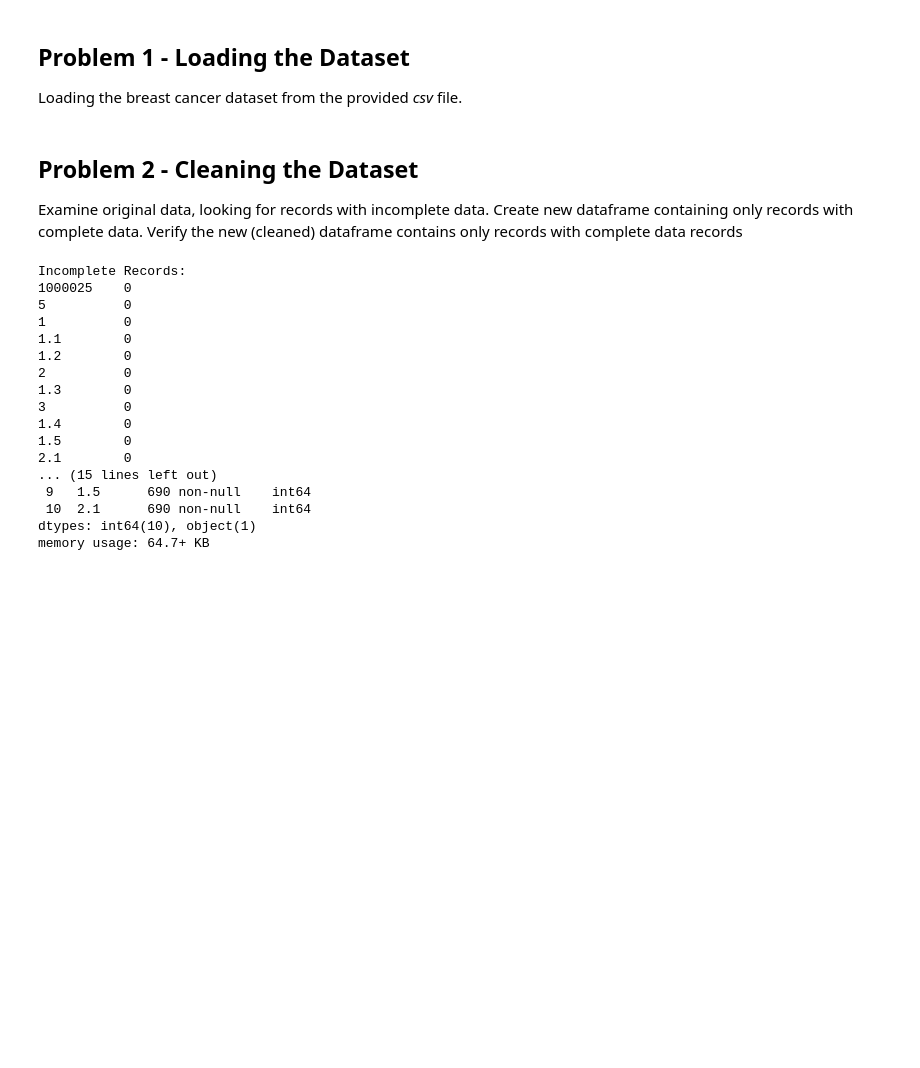
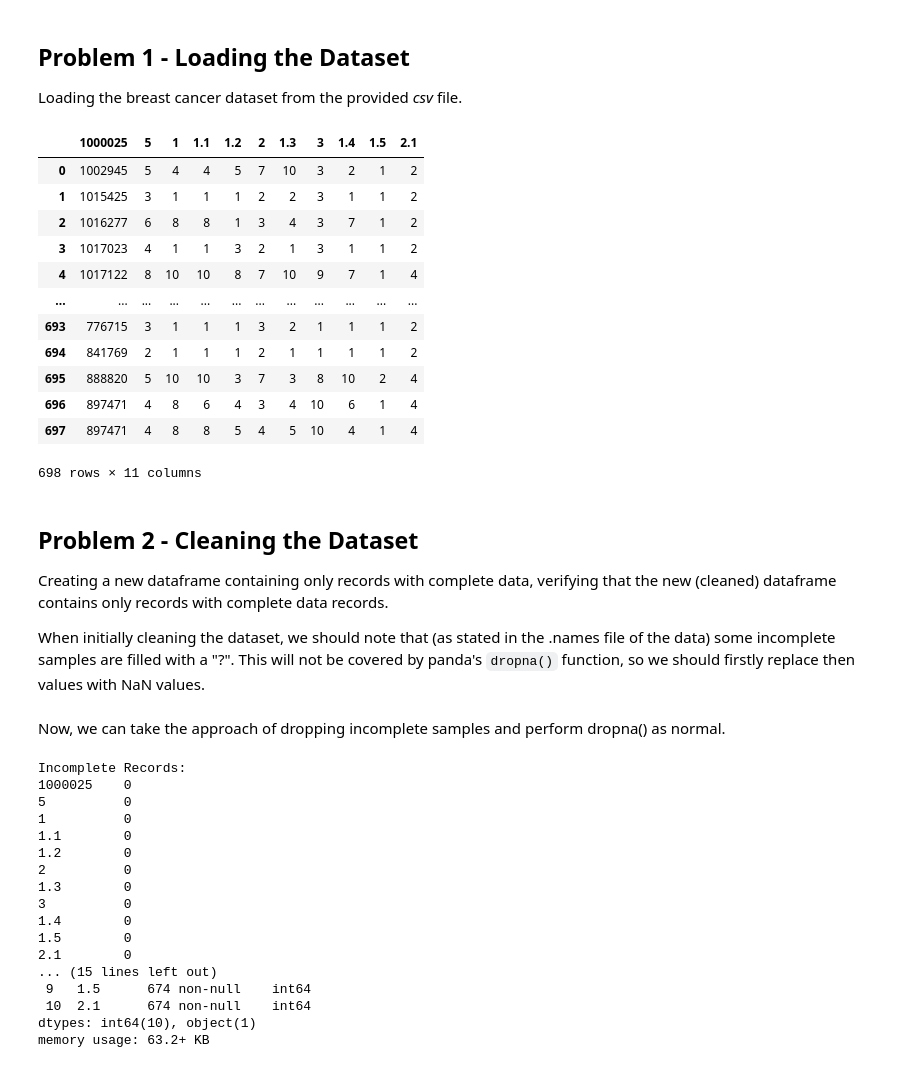
Before and after one commit to Jairik/Data-Science-Fundementals, a Jupyter notebook: HW2/HW2-JJ-McCauley.ipynb, the cells around one changed output. Drawn from its saved outputs; the diff is of its cells as text; code cells hidden in the pictures; blank space fills up the shorter version.

```diff
--- a/HW2/HW2-JJ-McCauley.ipynb
+++ b/HW2/HW2-JJ-McCauley.ipynb
@@ -22,8 +21,24 @@ from sklearn.metrics import accuracy_score, ConfusionMatrixDisplay, classificati
 Loading the breast cancer dataset from the provided *csv* file.
 # %%
 df_bc = pd.read_csv('./data/breast-cancer-wisconsin.data')
+df_bc
+# %% [output]
+|  | 1000025 | 5 | 1 | 1.1 | 1.2 | 2 | 1.3 | 3 | 1.4 | 1.5 | 2.1 |
+| 0 | 1002945 | 5 | 4 | 4 | 5 | 7 | 10 | 3 | 2 | 1 | 2 |
+| 1 | 1015425 | 3 | 1 | 1 | 1 | 2 | 2 | 3 | 1 | 1 | 2 |
+| 2 | 1016277 | 6 | 8 | 8 | 1 | 3 | 4 | 3 | 7 | 1 | 2 |
+| 3 | 1017023 | 4 | 1 | 1 | 3 | 2 | 1 | 3 | 1 | 1 | 2 |
+| 4 | 1017122 | 8 | 10 | 10 | 8 | 7 | 10 | 9 | 7 | 1 | 4 |
+| ... | ... | ... | ... | ... | ... | ... | ... | ... | ... | ... | ... |
+| 693 | 776715 | 3 | 1 | 1 | 1 | 3 | 2 | 1 | 1 | 1 | 2 |
+| 694 | 841769 | 2 | 1 | 1 | 1 | 2 | 1 | 1 | 1 | 1 | 2 |
+| 695 | 888820 | 5 | 10 | 10 | 3 | 7 | 3 | 8 | 10 | 2 | 4 |
+| 696 | 897471 | 4 | 8 | 6 | 4 | 3 | 4 | 10 | 6 | 1 | 4 |
+| 697 | 897471 | 4 | 8 | 8 | 5 | 4 | 5 | 10 | 4 | 1 | 4 |
+698 rows × 11 columns
 # %% [markdown]
 ## Problem 2 - Cleaning the Dataset
 
-Examine original data, looking for records with incomplete data. Create new dataframe containing only records with complete data. Verify the new (cleaned) dataframe contains only
-records with complete data records
+Creating a new dataframe containing only records with complete data, verifying that the new (cleaned) dataframe contains only records with complete data records.
+
+When initially cleaning the dataset, we should note that (as stated in the .names file of the data) some incomplete samples are filled with a "?". This will not be covered by panda's `dropna()` function, so we should firstly replace then values with NaN values.
@@ -30,7 +47,9 @@ records with complete data records
+# %% [markdown]
+Now, we can take the approach of dropping incomplete samples and perform dropna() as normal.
 # %%
 clean_df = df_bc.dropna(how="any")  # Drop any NA values
 print(f"Incomplete Records:\n{clean_df.isna().sum()}")  # Verify all records are complete
-clean_df.drop_duplicates(inplace=True)  # Drop any duplicate values
+clean_df = clean_df.drop_duplicates()  # Drop any duplicate values
 clean_df.info()  # Printing essential info for df evalulation
 # %% [output]
 Incomplete Records:
@@ -46,10 +65,10 @@ Incomplete Records:
 1.5        0
 2.1        0
 ... (15 lines left out)
- 9   1.5      690 non-null    int64
- 10  2.1      690 non-null    int64
+ 9   1.5      674 non-null    int64
+ 10  2.1      674 non-null    int64
 dtypes: int64(10), object(1)
-memory usage: 64.7+ KB
+memory usage: 63.2+ KB
 # %% [markdown]
 ## Problem 3 - Pre-processing
 
```
Also changed, not shown: parts of 19 cells of this notebook.
